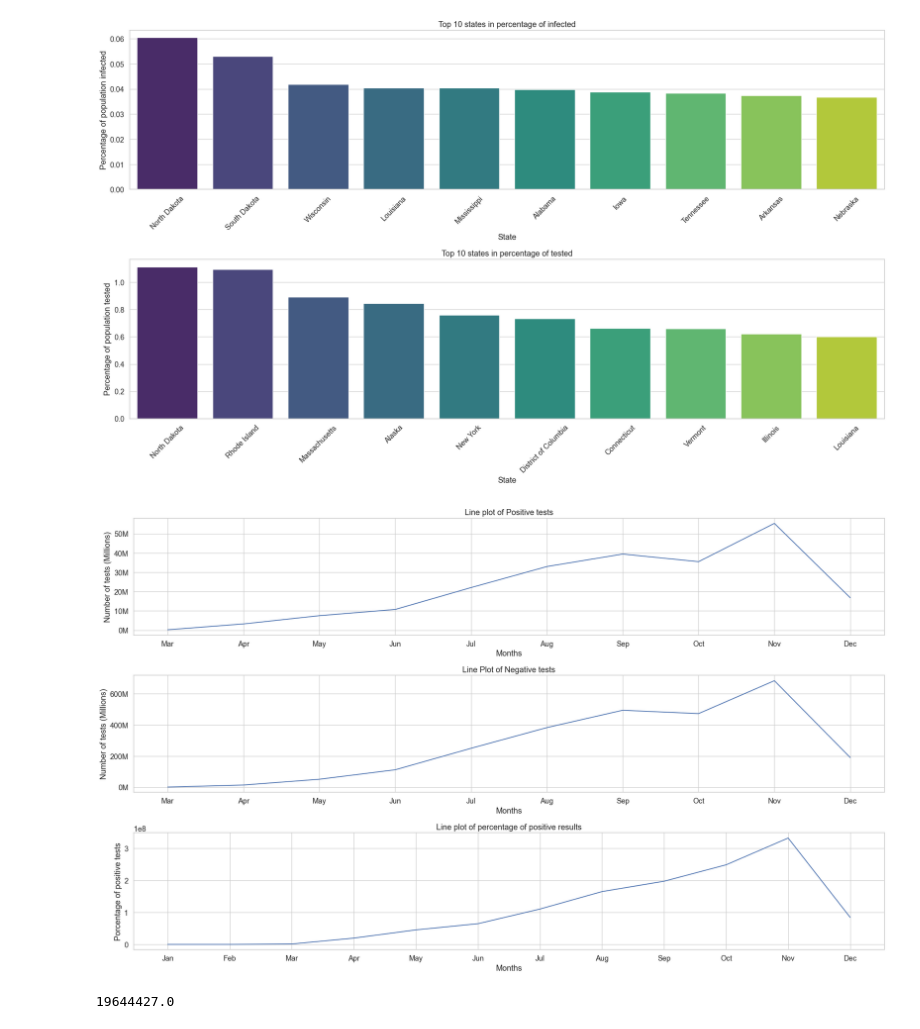
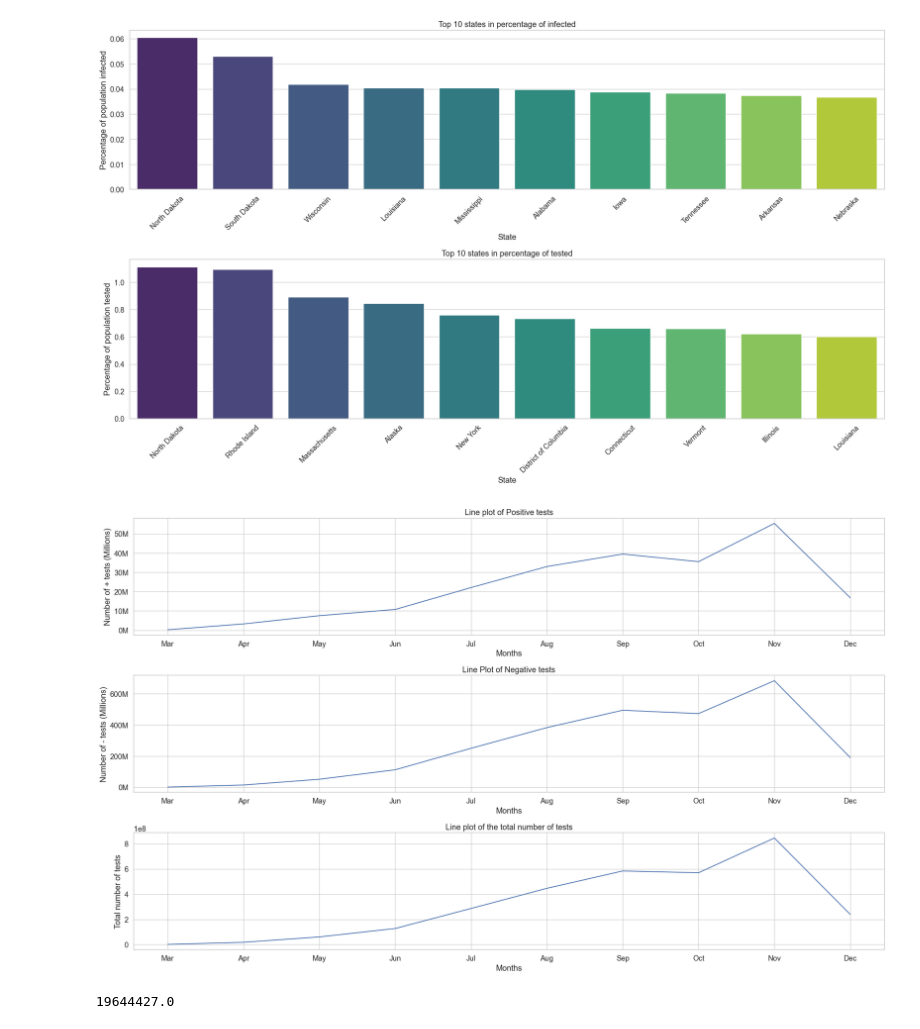
Before and after one commit to ollie-gats/BSE_brush_up_python_project, a Jupyter notebook: final_project_part1.ipynb, the cells around one changed output. Drawn from its saved outputs; the diff is of its cells as text; code cells hidden in the pictures.

```diff
--- a/final_project_part1.ipynb
+++ b/final_project_part1.ipynb
@@ -133,7 +133,7 @@ plt.show()
 [figure]
 # %%
 #Group by month and dataQuality
-grouped_data1 = covid_data.groupby(by = ['month', 'month_name', 'dataQualityGrade']).agg({'positive':'sum', 'negative':'sum', 'death':'sum', 'hospitalized':'sum'})
+grouped_data1 = covid_data.groupby(by = ['month', 'month_name', 'dataQualityGrade']).agg({'positive':'sum', 'negative':'sum', 'death':'sum', 'hospitalized':'sum','totalTestResults':'sum'})
 grouped_data2 = covid_data.groupby(['month', 'month_name']).agg({'positive':'sum', 'negative':'sum', 'death':'sum', 'hospitalized':'sum'})
 grouped_data2['%Positives_Tests'] = grouped_data2['positive']/(grouped_data2['negative'] + grouped_data2['positive'])
 
@@ -146,37 +146,37 @@ fig, axes = plt.subplots(3, 1, figsize=(20,12))  # 4 row, 1 columns for 6 subplo
 
 sns.lineplot(x='month_name', y='positive', data=grouped_data1, legend=True, ax=axes[0],ci=None)
 axes[0].set_xlabel('Months')
 axes[0].set_ylabel('Number of + tests (Millions)')
 axes[0].set_title('Line plot of Positive tests')
 
 sns.lineplot(x='month_name', y='negative', data=grouped_data1,  legend=True, ax=axes[1],ci=None)
 axes[1].set_xlabel('Months')
 axes[1].set_ylabel('Number of - tests (Millions)')
 axes[1].set_title('Line Plot of Negative tests')
 
-sns.lineplot(x='month_name', y='positive', data=grouped_data2, ax=axes[2])
+sns.lineplot(x='month_name', y='totalTestResults', data=grouped_data1, ax=axes[2],ci=None)
 axes[2].set_xlabel('Months')
-axes[2].set_ylabel('Porcentage of positive tests')
-axes[2].set_title('Line plot of percentage of positive results')
+axes[2].set_ylabel('Total number of tests')
+axes[2].set_title('Line plot of the total number of tests')
 
 # Plot evolution of number of total test over time
 
 # Create a custom formatter to show units in millions
 def millions_formatter(x, pos):
     return f'{x/1e6:.0f}M'
 
 # Apply the custom formatter to the y-axis
 formatter = FuncFormatter(millions_formatter)
 axes[0].yaxis.set_major_formatter(formatter)
 axes[1].yaxis.set_major_formatter(formatter)
 
 # Adjust subplot layout
 plt.tight_layout()
 
 # Show the plots
 plt.show()
 # %% [output]
-[figure, old version]
+[figure, new version]
 # %%
 covid_data[covid_data['month']==4]['positive'].sum()
 # %% [output]
```
Also changed, not shown: parts of 2 cells of this notebook.
